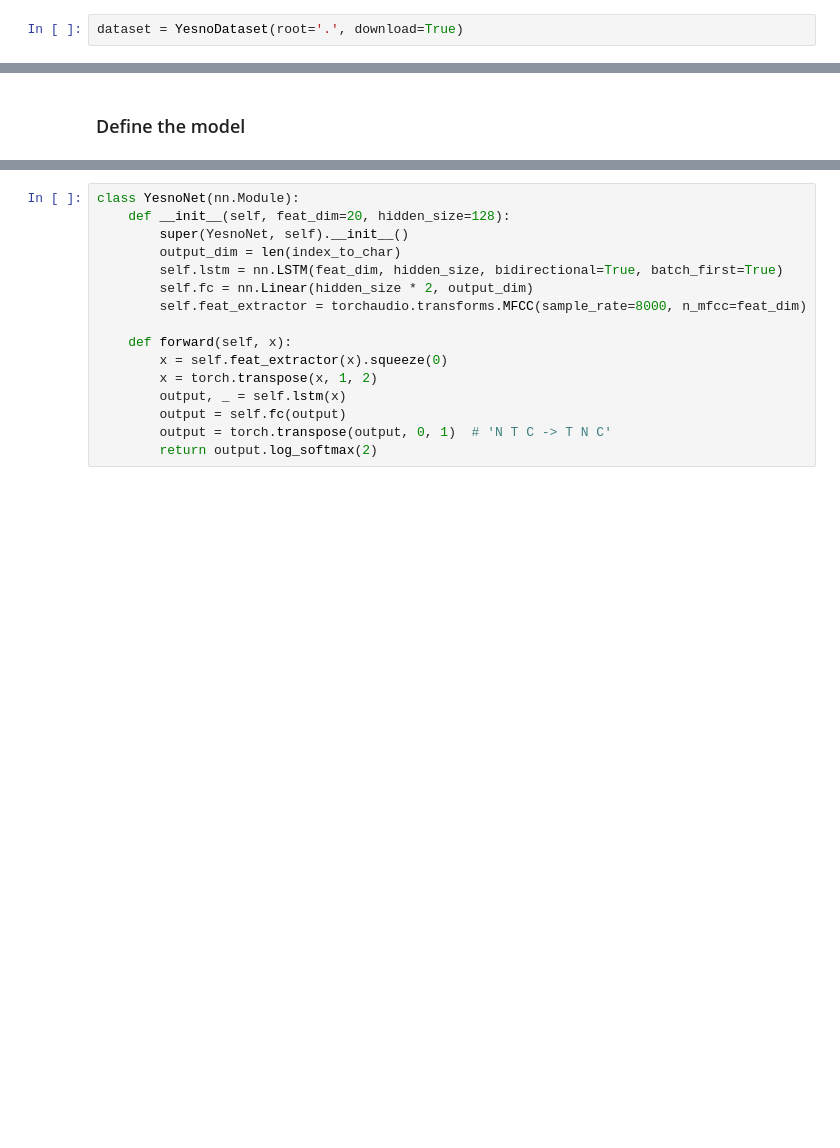
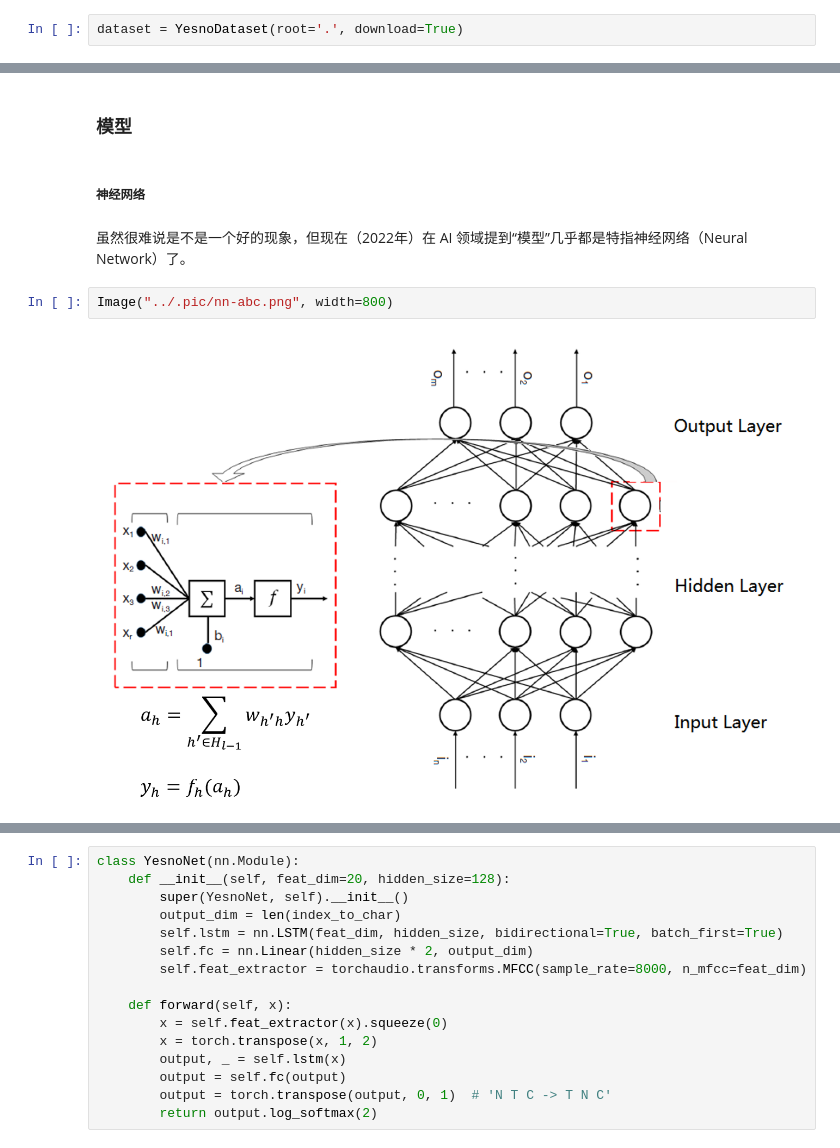
Before and after one commit to jimbozhang/yesno-example-for-undergraduates, a Jupyter notebook: train/train.ipynb, the cells around one changed output, grey strips where cells are left out. Saved outputs shown, nothing was run; the diff lists cells and outputs as text; blank space fills up the shorter version.

```diff
--- a/train/train.ipynb
+++ b/train/train.ipynb
@@ -165,5 +169,13 @@ text, labels, dict(enumerate(index_to_char))
  tensor([4, 5, 6, 4, 5, 6, 4, 5, 6, 4, 5, 6, 1, 2, 3, 6, 1, 2, 3, 6, 1, 2, 3, 6,
          1, 2, 3], dtype=torch.int32),
  {0: 'e', 1: 'Y', 2: 'E', 3: 'S', 4: 'N', 5: 'O', 6: ' '})
-# %% [markdown]
-### Define the model
+# %% [markdown]
+### 模型
+# %% [markdown]
+##### 神经网络
+# %% [markdown]
+虽然很难说是不是一个好的现象，但现在（2022年）在 AI 领域提到“模型”几乎都是特指神经网络（Neural Network）了。
+# %%
+Image("../.pic/nn-abc.png", width=800)
+# %% [output]
+[figure, added]
```
Also changed, not shown: parts of 21 cells of this notebook, 4 other files.
